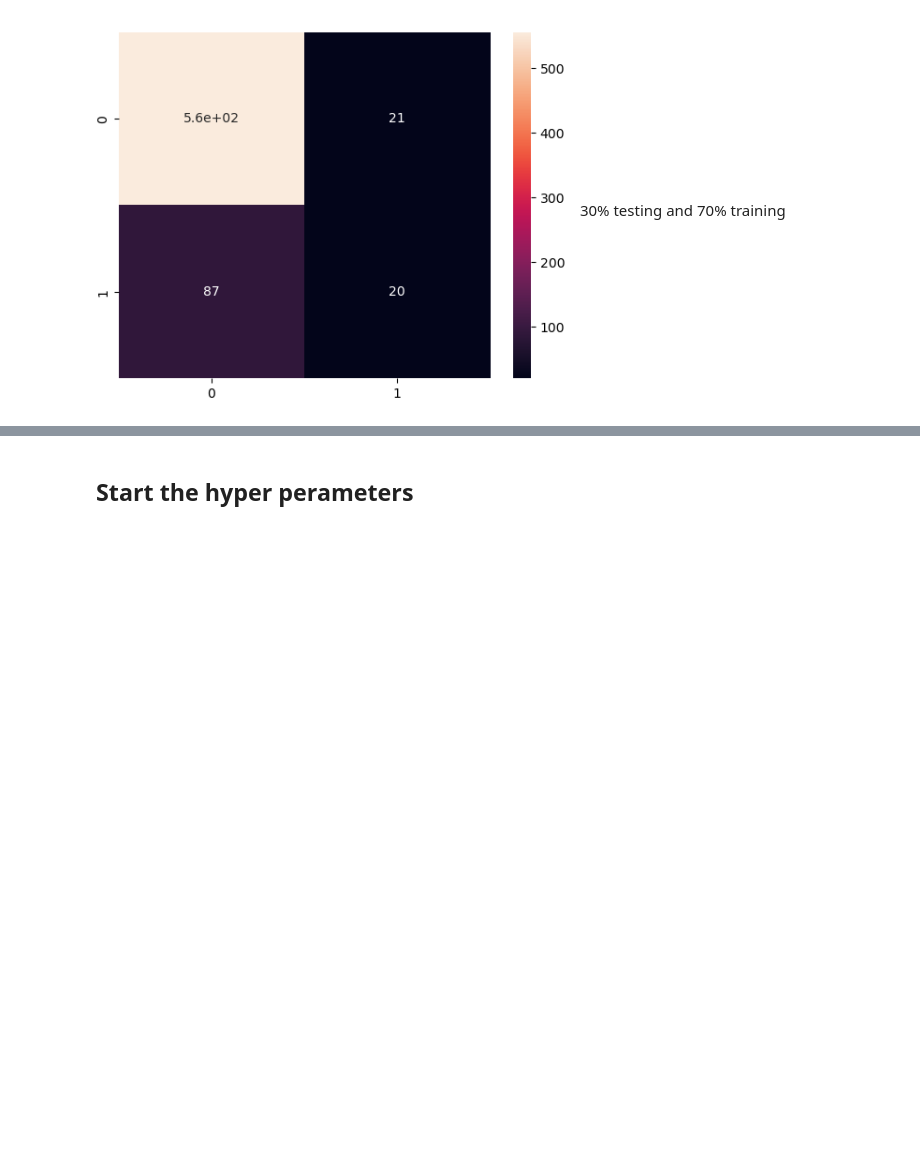
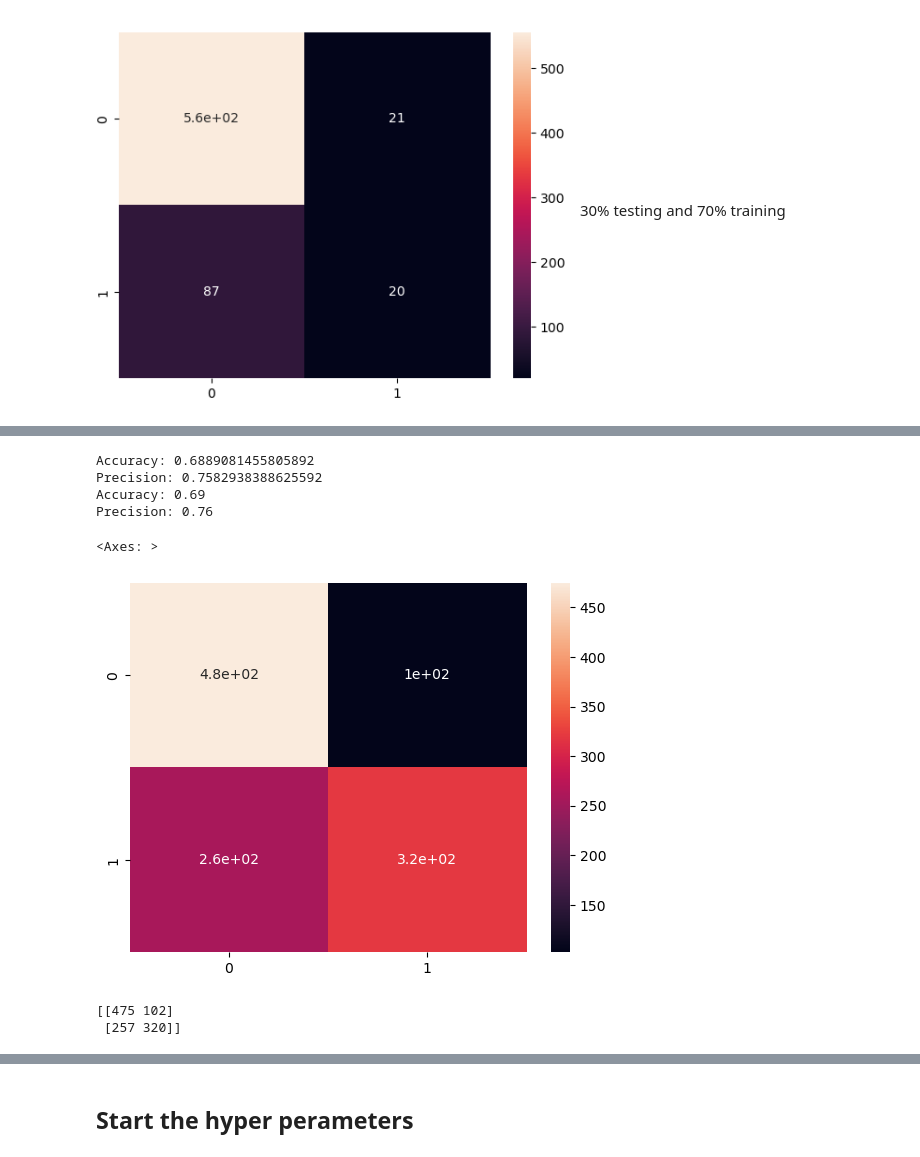
Before and after one commit to Ayomide-ola/Health-analysis, a Jupyter notebook: Integrated_CA .ipynb, the cells around one changed output, grey strips where cells are left out. Drawn from its saved outputs; the diff is of its cells as text; code cells hidden in the pictures; blank space fills up the shorter version.

Commit message:
Modelling

```diff
--- a/Integrated_CA .ipynb
+++ b/Integrated_CA .ipynb
@@ -1436,0 +1641,3 @@ weighted avg       0.81      0.84      0.81       684
+# %%
+X = log_df.drop(['Age_group_encoded'], axis = 1, inplace = False)
+y = log_df['Age_group_encoded']
@@ -1436,0 +1652,8 @@ weighted avg       0.81      0.84      0.81       684
+# %%
+# SMOTE (to balance the data)
+
+X_train, X_test, y_train, y_test = train_test_split(X, y, test_size=0.30, random_state = 5)
+smt = SMOTE()
+
+X_train, y_train = smt.fit_resample(X_train, y_train)
+X_test, y_test = smt.fit_resample(X_test, y_test)
@@ -1436,0 +1686,5 @@ weighted avg       0.81      0.84      0.81       684
+# %%
+rfc= RandomForestClassifier()
+
+#Train the model using the training sets y_pred=clf.predict(X_test)
+rfc.fit(X_train, y_train)
@@ -1436,0 +1693,2 @@ weighted avg       0.81      0.84      0.81       684
+# %%
+y_pred = rfc.predict(X_test)
@@ -1436,0 +1707,32 @@ weighted avg       0.81      0.84      0.81       684
+# %%
+# Model Accuracy, how often is the classifier correct?
+print("Accuracy:",metrics.accuracy_score(y_test, y_pred))
+print("Precision:",metrics.precision_score(y_test, y_pred))
+
+# Rounded upto 2 decimal places
+print( "Accuracy: {:.2f}".format(metrics.accuracy_score(y_test, y_pred)))
+print( "Precision: {:.2f}".format(metrics.precision_score(y_test, y_pred)))
+# %% [output]
+Accuracy: 0.6889081455805892
+Precision: 0.7582938388625592
+Accuracy: 0.69
+Precision: 0.76
+# %%
+# Printing confusion matrix
+from sklearn.metrics import confusion_matrix
+import seaborn as sns
+
+# Calculate cm by calling a method named as 'confusion_matrix'
+cm = confusion_matrix(y_test, y_pred)
+
+# Call a method heatmap() to plot confusion matrix
+sns.heatmap(cm, annot = True)
+# %% [output]
+<Axes: >
+[figure, added]
+# %%
+# Printing confusion matrix
+print(confusion_matrix(y_test,y_pred))
+# %% [output]
+[[475 102]
+ [257 320]]
```
Also changed, not shown: parts of 53 cells of this notebook.
